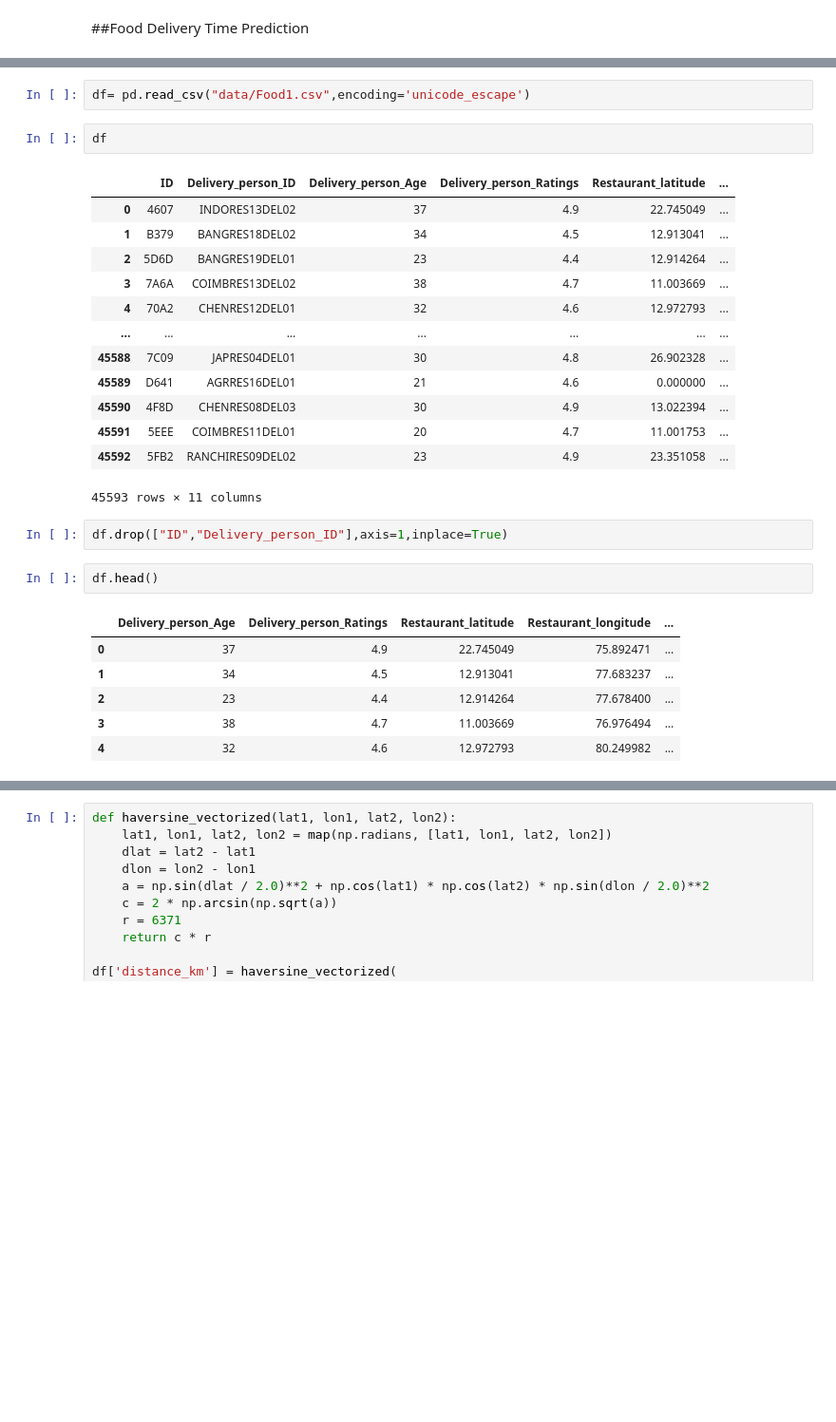
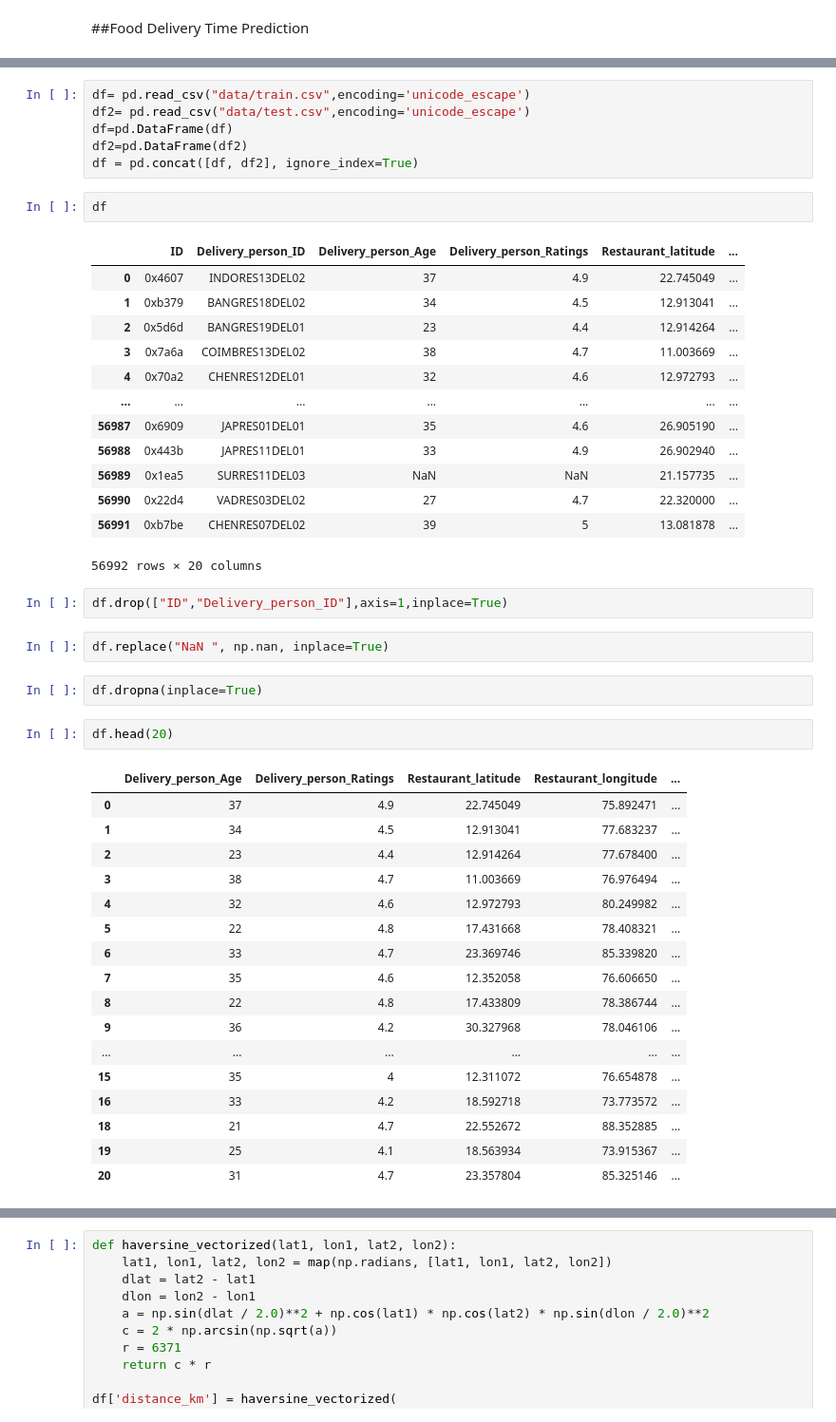
Before and after one commit to ankit1831/Food_delivery_time_prediction, a Jupyter notebook: jupyter_file.ipynb, the cells around one changed output, grey strips where cells are left out. Shown at 95% size. Drawn from its saved outputs; the diff is of its cells as text; blank space fills up the shorter version.

```diff
--- a/jupyter_file.ipynb
+++ b/jupyter_file.ipynb
@@ -18,32 +19,51 @@ from sklearn.model_selection import GridSearchCV
-# %%
-df= pd.read_csv("data/Food1.csv",encoding='unicode_escape')
+# %%
+df= pd.read_csv("data/train.csv",encoding='unicode_escape')
+df2= pd.read_csv("data/test.csv",encoding='unicode_escape')
+df=pd.DataFrame(df)
+df2=pd.DataFrame(df2)
+df = pd.concat([df, df2], ignore_index=True)
 # %%
 df
 # %% [output]
 |  | ID | Delivery_person_ID | Delivery_person_Age | Delivery_person_Ratings | Restaurant_latitude | ... |
-| 0 | 4607 | INDORES13DEL02 | 37 | 4.9 | 22.745049 | ... |
-| 1 | B379 | BANGRES18DEL02 | 34 | 4.5 | 12.913041 | ... |
-| 2 | 5D6D | BANGRES19DEL01 | 23 | 4.4 | 12.914264 | ... |
-| 3 | 7A6A | COIMBRES13DEL02 | 38 | 4.7 | 11.003669 | ... |
-| 4 | 70A2 | CHENRES12DEL01 | 32 | 4.6 | 12.972793 | ... |
+| 0 | 0x4607 | INDORES13DEL02 | 37 | 4.9 | 22.745049 | ... |
+| 1 | 0xb379 | BANGRES18DEL02 | 34 | 4.5 | 12.913041 | ... |
+| 2 | 0x5d6d | BANGRES19DEL01 | 23 | 4.4 | 12.914264 | ... |
+| 3 | 0x7a6a | COIMBRES13DEL02 | 38 | 4.7 | 11.003669 | ... |
+| 4 | 0x70a2 | CHENRES12DEL01 | 32 | 4.6 | 12.972793 | ... |
 | ... | ... | ... | ... | ... | ... | ... |
-| 45588 | 7C09 | JAPRES04DEL01 | 30 | 4.8 | 26.902328 | ... |
-| 45589 | D641 | AGRRES16DEL01 | 21 | 4.6 | 0.000000 | ... |
-| 45590 | 4F8D | CHENRES08DEL03 | 30 | 4.9 | 13.022394 | ... |
-| 45591 | 5EEE | COIMBRES11DEL01 | 20 | 4.7 | 11.001753 | ... |
-| 45592 | 5FB2 | RANCHIRES09DEL02 | 23 | 4.9 | 23.351058 | ... |
+| 56987 | 0x6909 | JAPRES01DEL01 | 35 | 4.6 | 26.905190 | ... |
+| 56988 | 0x443b | JAPRES11DEL01 | 33 | 4.9 | 26.902940 | ... |
+| 56989 | 0x1ea5 | SURRES11DEL03 | NaN | NaN | 21.157735 | ... |
+| 56990 | 0x22d4 | VADRES03DEL02 | 27 | 4.7 | 22.320000 | ... |
+| 56991 | 0xb7be | CHENRES07DEL02 | 39 | 5 | 13.081878 | ... |
-45593 rows × 11 columns
+56992 rows × 20 columns
 # %%
 df.drop(["ID","Delivery_person_ID"],axis=1,inplace=True)
+# %%
+df.replace("NaN ", np.nan, inplace=True)
+# %%
+df.dropna(inplace=True)
 # %%
-df.head()
+df.head(20)
 # %% [output]
 |  | Delivery_person_Age | Delivery_person_Ratings | Restaurant_latitude | Restaurant_longitude | ... |
 | 0 | 37 | 4.9 | 22.745049 | 75.892471 | ... |
 | 1 | 34 | 4.5 | 12.913041 | 77.683237 | ... |
 | 2 | 23 | 4.4 | 12.914264 | 77.678400 | ... |
 | 3 | 38 | 4.7 | 11.003669 | 76.976494 | ... |
 | 4 | 32 | 4.6 | 12.972793 | 80.249982 | ... |
+| 5 | 22 | 4.8 | 17.431668 | 78.408321 | ... |
+| 6 | 33 | 4.7 | 23.369746 | 85.339820 | ... |
+| 7 | 35 | 4.6 | 12.352058 | 76.606650 | ... |
+| 8 | 22 | 4.8 | 17.433809 | 78.386744 | ... |
+| 9 | 36 | 4.2 | 30.327968 | 78.046106 | ... |
+| ... | ... | ... | ... | ... | ... |
+| 15 | 35 | 4 | 12.311072 | 76.654878 | ... |
+| 16 | 33 | 4.2 | 18.592718 | 73.773572 | ... |
+| 18 | 21 | 4.7 | 22.552672 | 88.352885 | ... |
+| 19 | 25 | 4.1 | 18.563934 | 73.915367 | ... |
+| 20 | 31 | 4.7 | 23.357804 | 85.325146 | ... |
 # %%
 df.isnull().sum()
 # %% [output]
```
Also changed, not shown: parts of 47 cells of this notebook, 6 other files.
